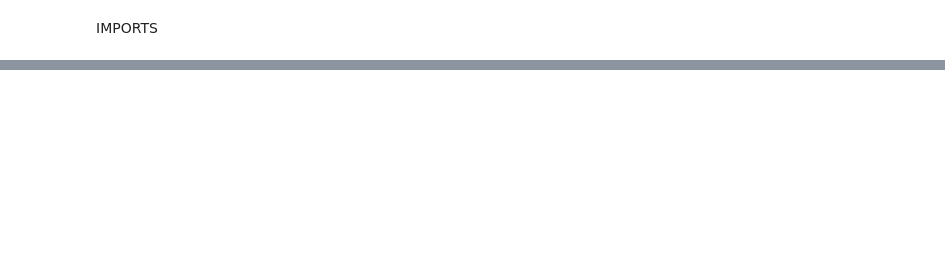
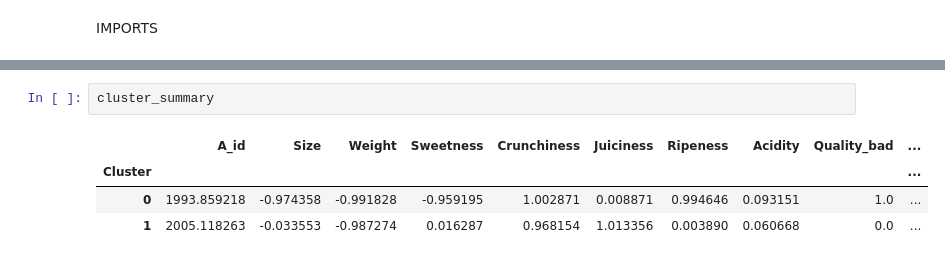
Before and after one commit to PedroRodrigues527/Data-Science-Group-5, a Jupyter notebook: Notebooks/Kmeans.ipynb, the cells around one changed output, grey strips where cells are left out. Cells and saved outputs as stored; diff of their text form; blank space fills up the shorter version.

```diff
--- a/Notebooks/Kmeans.ipynb
+++ b/Notebooks/Kmeans.ipynb
@@ -161,0 +170,7 @@ Cluster
+# %%
+cluster_summary
+# %% [output]
+|  | A_id | Size | Weight | Sweetness | Crunchiness | Juiciness | Ripeness | Acidity | Quality_bad | ... |
+| Cluster |  |  |  |  |  |  |  |  |  | ... |
+| 0 | 1993.859218 | -0.974358 | -0.991828 | -0.959195 | 1.002871 | 0.008871 | 0.994646 | 0.093151 | 1.0 | ... |
+| 1 | 2005.118263 | -0.033553 | -0.987274 | 0.016287 | 0.968154 | 1.013356 | 0.003890 | 0.060668 | 0.0 | ... |
```
Also changed, not shown: parts of 13 cells of this notebook, 1 other file.
